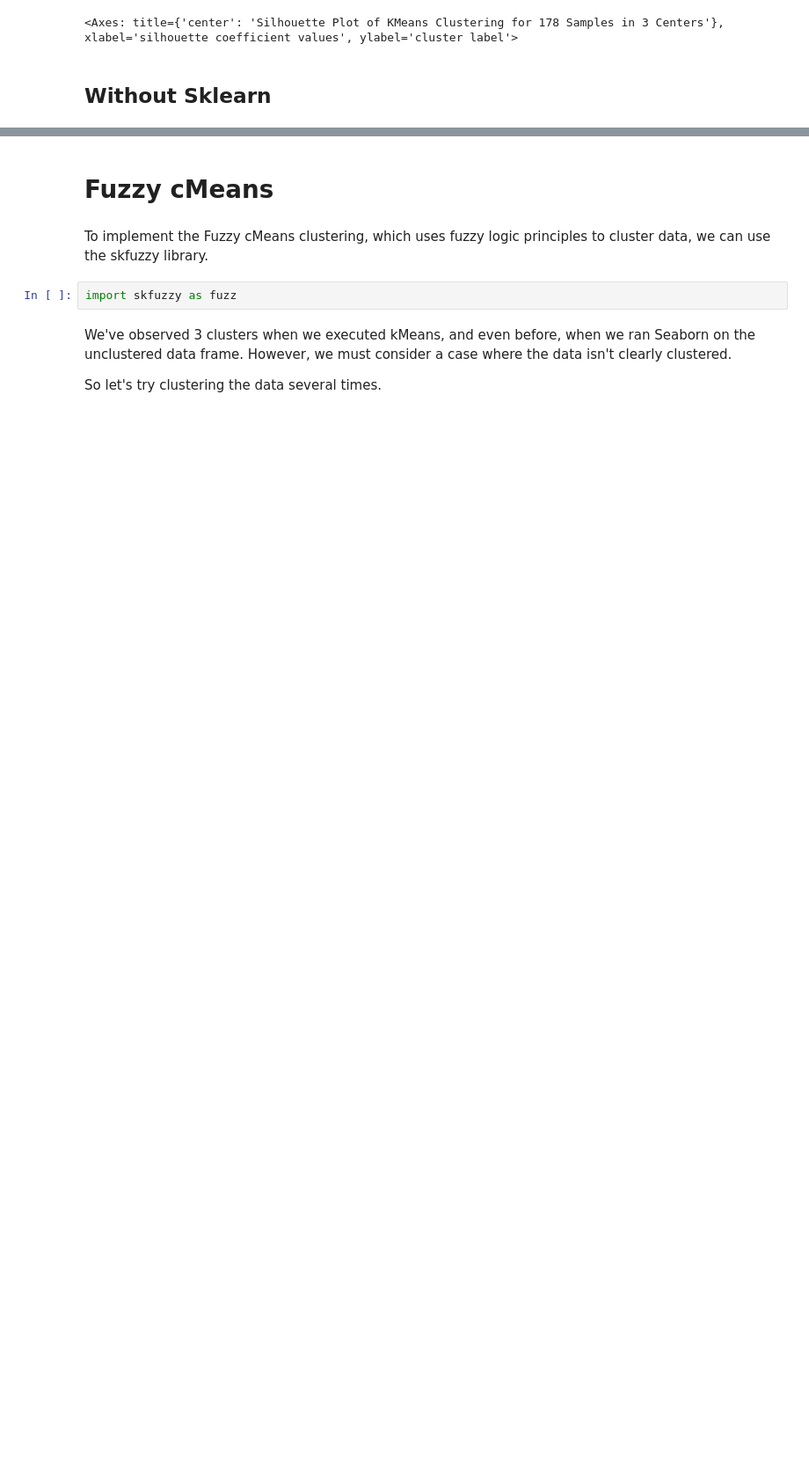
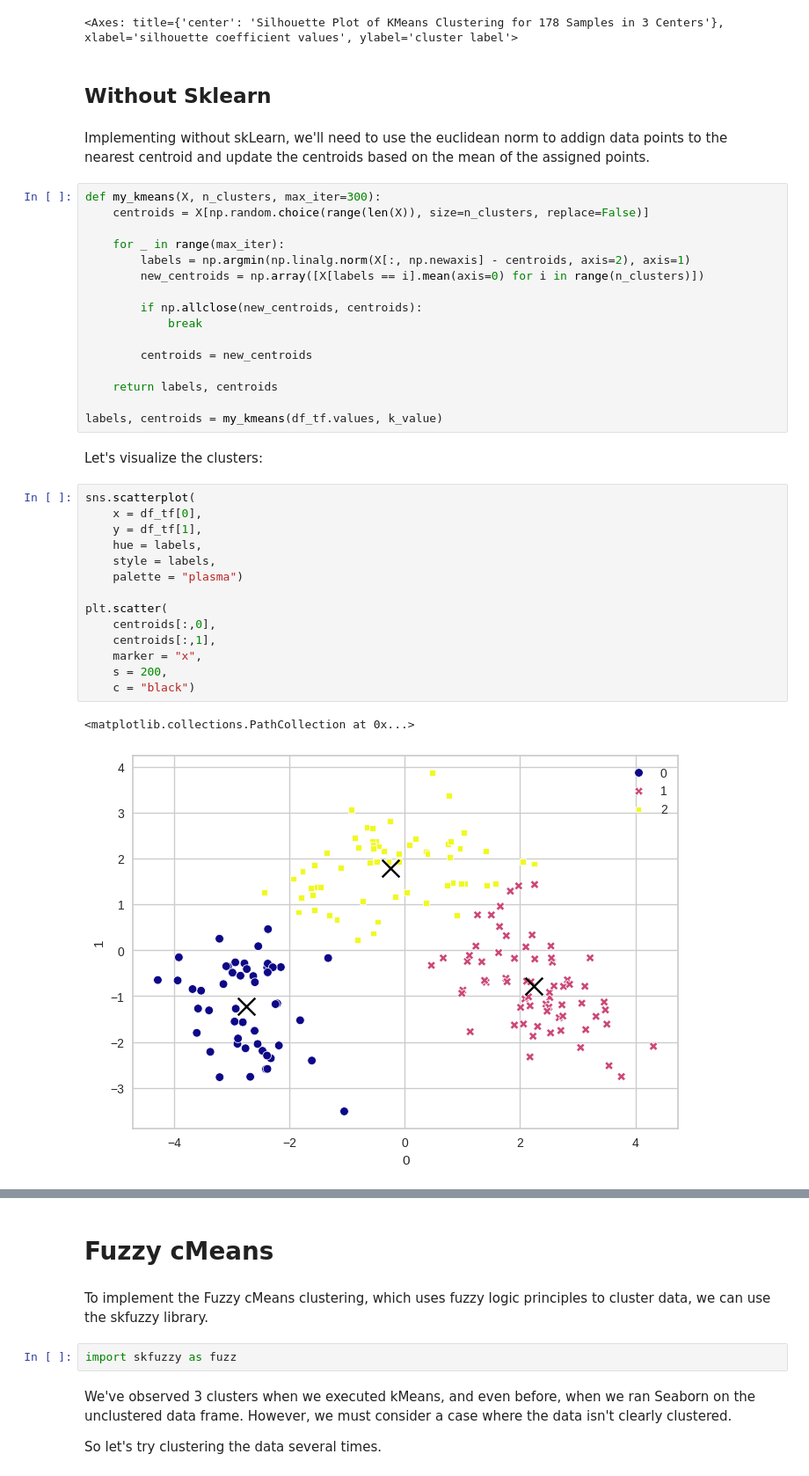
Before and after one commit to biaferre/projeto-clustering, a Jupyter notebook: Projeto_Clustering.ipynb, the cells around one changed output, grey strips where cells are left out. Shown at 88% size. Cells and saved outputs as stored; diff of their text form; blank space fills up the shorter version.

```diff
--- a/Projeto_Clustering.ipynb
+++ b/Projeto_Clustering.ipynb
@@ -261,3 +261,40 @@ visualizer.poof()
 <Axes: title={'center': 'Silhouette Plot of KMeans Clustering for 178 Samples in 3 Centers'}, xlabel='silhouette coefficient values', ylabel='cluster label'>
 # %% [markdown]
 ## Without Sklearn
+# %% [markdown]
+Implementing without skLearn, we'll need to use the euclidean norm to addign data points to the nearest centroid and update the centroids based on the mean of the assigned points.
+# %%
+def my_kmeans(X, n_clusters, max_iter=300):
+    centroids = X[np.random.choice(range(len(X)), size=n_clusters, replace=False)]
+
+    for _ in range(max_iter):
+        labels = np.argmin(np.linalg.norm(X[:, np.newaxis] - centroids, axis=2), axis=1)
+        new_centroids = np.array([X[labels == i].mean(axis=0) for i in range(n_clusters)])
+
+        if np.allclose(new_centroids, centroids):
+            break
+
+        centroids = new_centroids
+
+    return labels, centroids
+
+labels, centroids = my_kmeans(df_tf.values, k_value)
+# %% [markdown]
+Let's visualize the clusters:
+# %%
+sns.scatterplot(
+    x = df_tf[0],
+    y = df_tf[1],
+    hue = labels,
+    style = labels,
+    palette = "plasma")
+
+plt.scatter(
+    centroids[:,0],
+    centroids[:,1],
+    marker = "x",
+    s = 200,
+    c = "black")
+# %% [output]
+<matplotlib.collections.PathCollection at 0x...>
+[figure, added]
```
Also changed, not shown: parts of 13 cells of this notebook.
